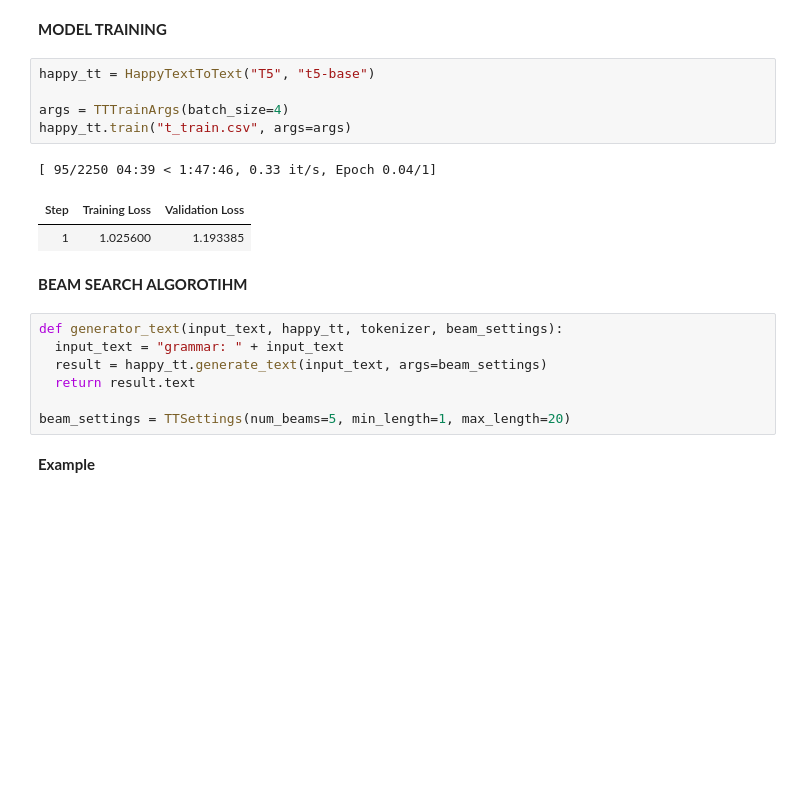
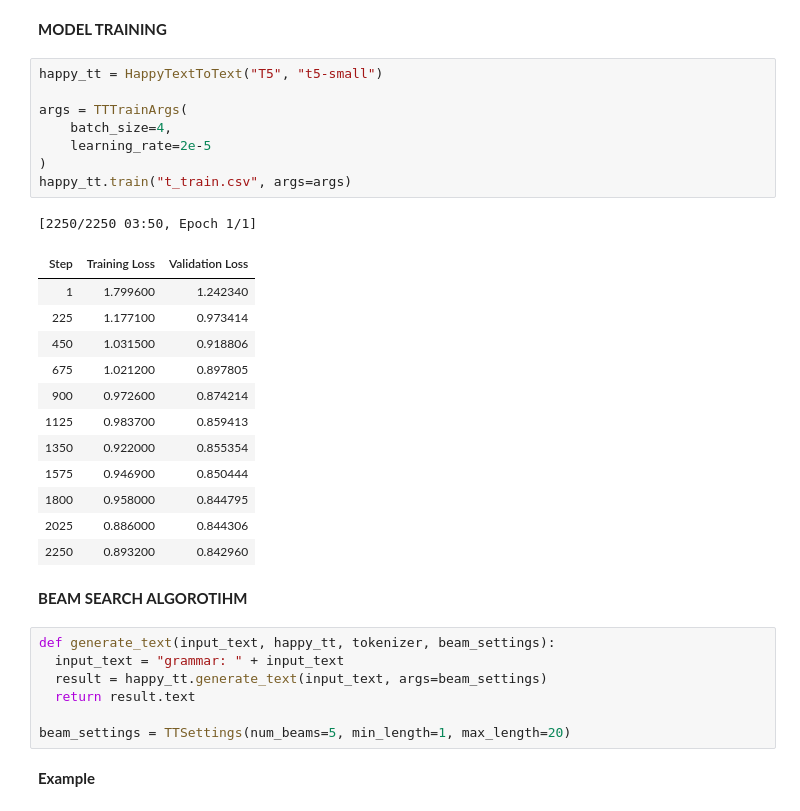
Before and after one commit to mumin-ahmod/499-Grammar-Error-Detection, a Jupyter notebook: GEC_LANG8.ipynb, the cells around one changed output. Saved outputs shown, nothing was run; the diff lists cells and outputs as text; blank space fills up the shorter version.

```diff
--- a/GEC_LANG8.ipynb
+++ b/GEC_LANG8.ipynb
@@ -210,18 +200,31 @@ Asking to truncate to max_length but no maximum length is provided and the model
 # %% [markdown]
 **MODEL TRAINING**
 # %%
-happy_tt = HappyTextToText("T5", "t5-base")
+happy_tt = HappyTextToText("T5", "t5-small")
 
-args = TTTrainArgs(batch_size=4)
+args = TTTrainArgs(
+    batch_size=4,
+    learning_rate=2e-5
+)
 happy_tt.train("t_train.csv", args=args)
 # %% [output]
-[ 95/2250 04:39 < 1:47:46, 0.33 it/s, Epoch 0.04/1]
+[2250/2250 03:50, Epoch 1/1]
 | Step | Training Loss | Validation Loss |
-| 1 | 1.025600 | 1.193385 |
+| 1 | 1.799600 | 1.242340 |
+| 225 | 1.177100 | 0.973414 |
+| 450 | 1.031500 | 0.918806 |
+| 675 | 1.021200 | 0.897805 |
+| 900 | 0.972600 | 0.874214 |
+| 1125 | 0.983700 | 0.859413 |
+| 1350 | 0.922000 | 0.855354 |
+| 1575 | 0.946900 | 0.850444 |
+| 1800 | 0.958000 | 0.844795 |
+| 2025 | 0.886000 | 0.844306 |
+| 2250 | 0.893200 | 0.842960 |
 # %% [markdown]
 **BEAM SEARCH ALGOROTIHM**
 # %%
-def generator_text(input_text, happy_tt, tokenizer, beam_settings):
+def generate_text(input_text, happy_tt, tokenizer, beam_settings):
   input_text = "grammar: " + input_text
   result = happy_tt.generate_text(input_text, args=beam_settings)
   return result.text
```
Also changed, not shown: parts of 8 cells of this notebook.
